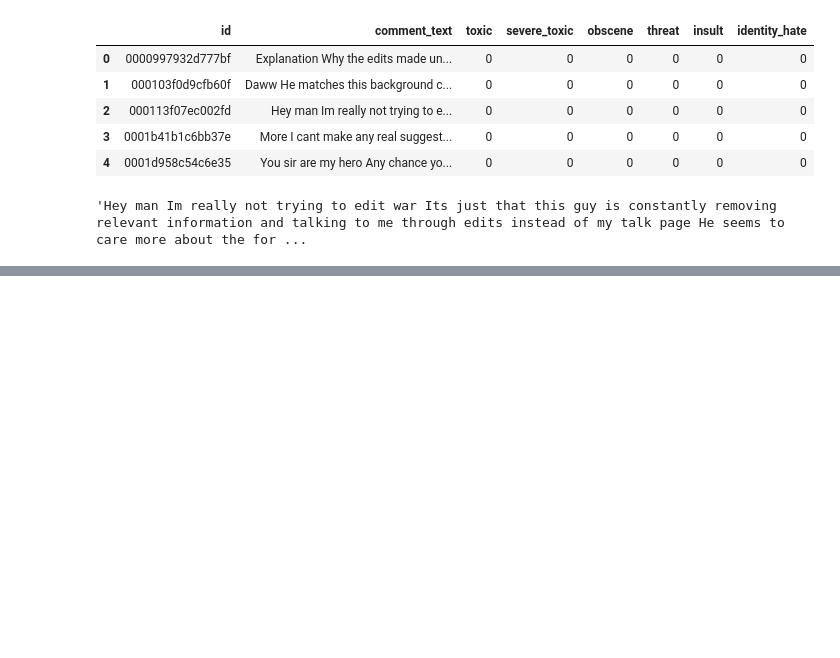
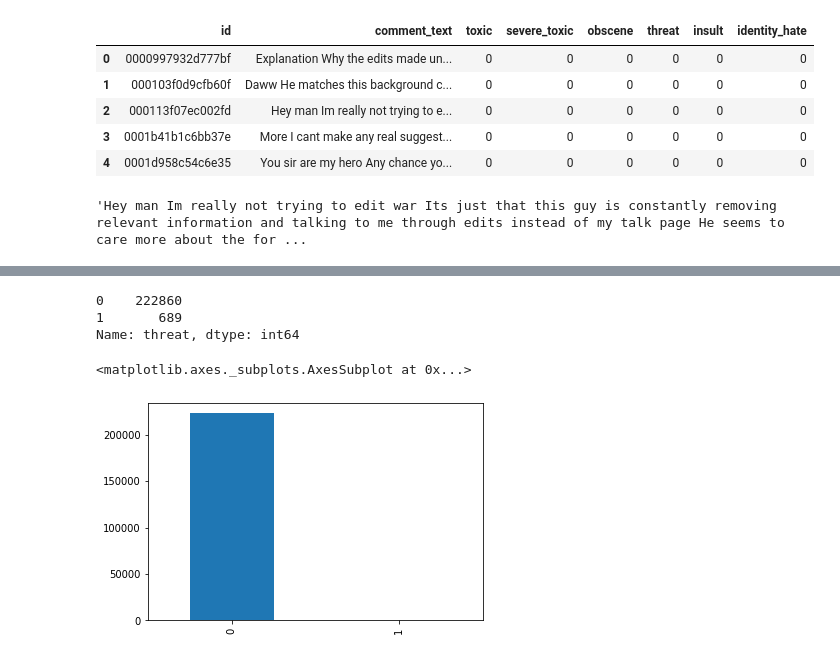
Before and after one commit to i-r-a/CSE_574, a Jupyter notebook: cleaning.ipynb, the cells around one changed output, grey strips where cells are left out. Drawn from its saved outputs; the diff is of its cells as text; code cells hidden in the pictures; blank space fills up the shorter version.

```diff
--- a/cleaning.ipynb
+++ b/cleaning.ipynb
@@ -110,0 +119,9 @@ train.comment_text[2]
+# %%
+print(train['threat'].value_counts())
+train.threat.value_counts().plot(kind = 'bar')
+# %% [output]
+0    222860
+1       689
+Name: threat, dtype: int64
+<matplotlib.axes._subplots.AxesSubplot at 0x...>
+[figure, added]
```
Also changed, not shown: parts of 26 cells of this notebook.
